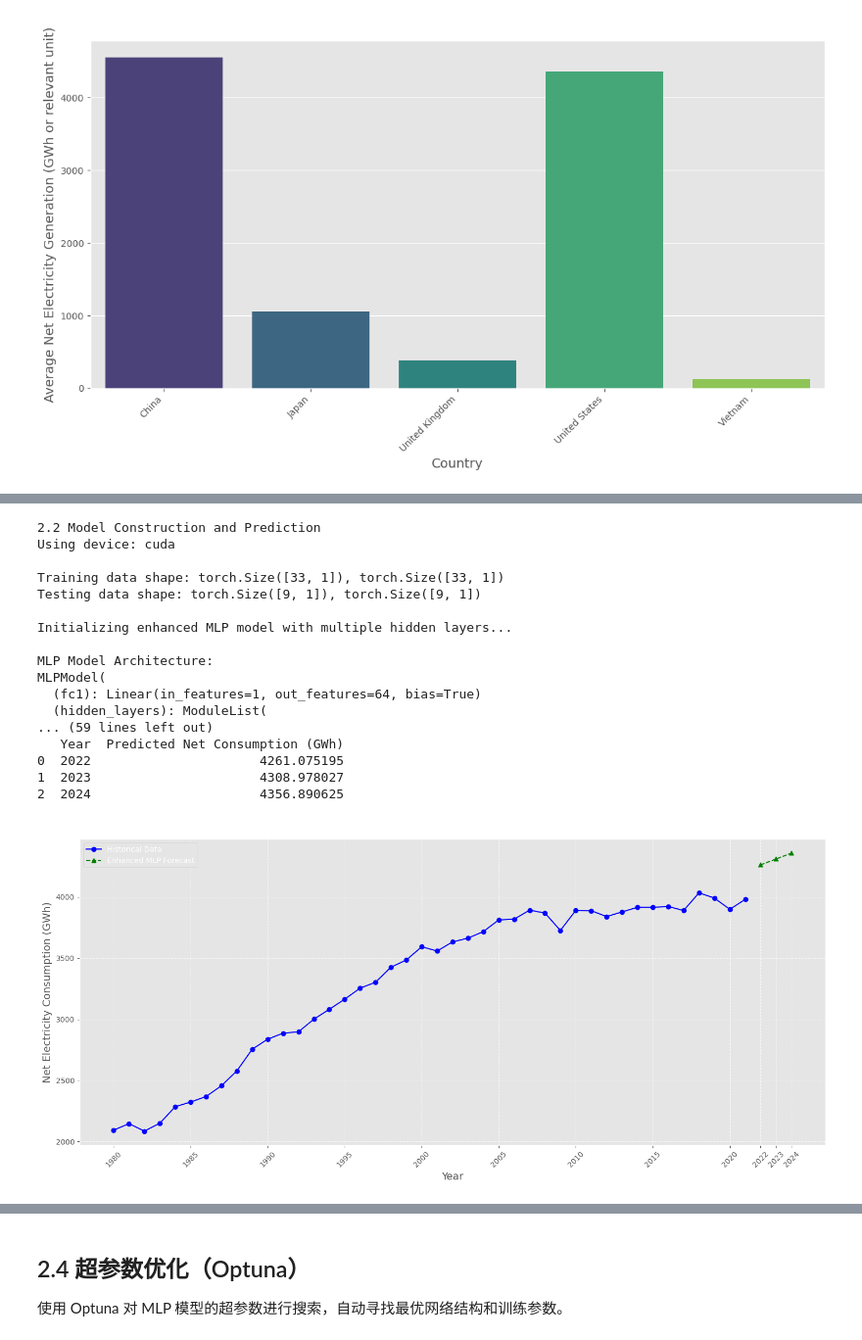
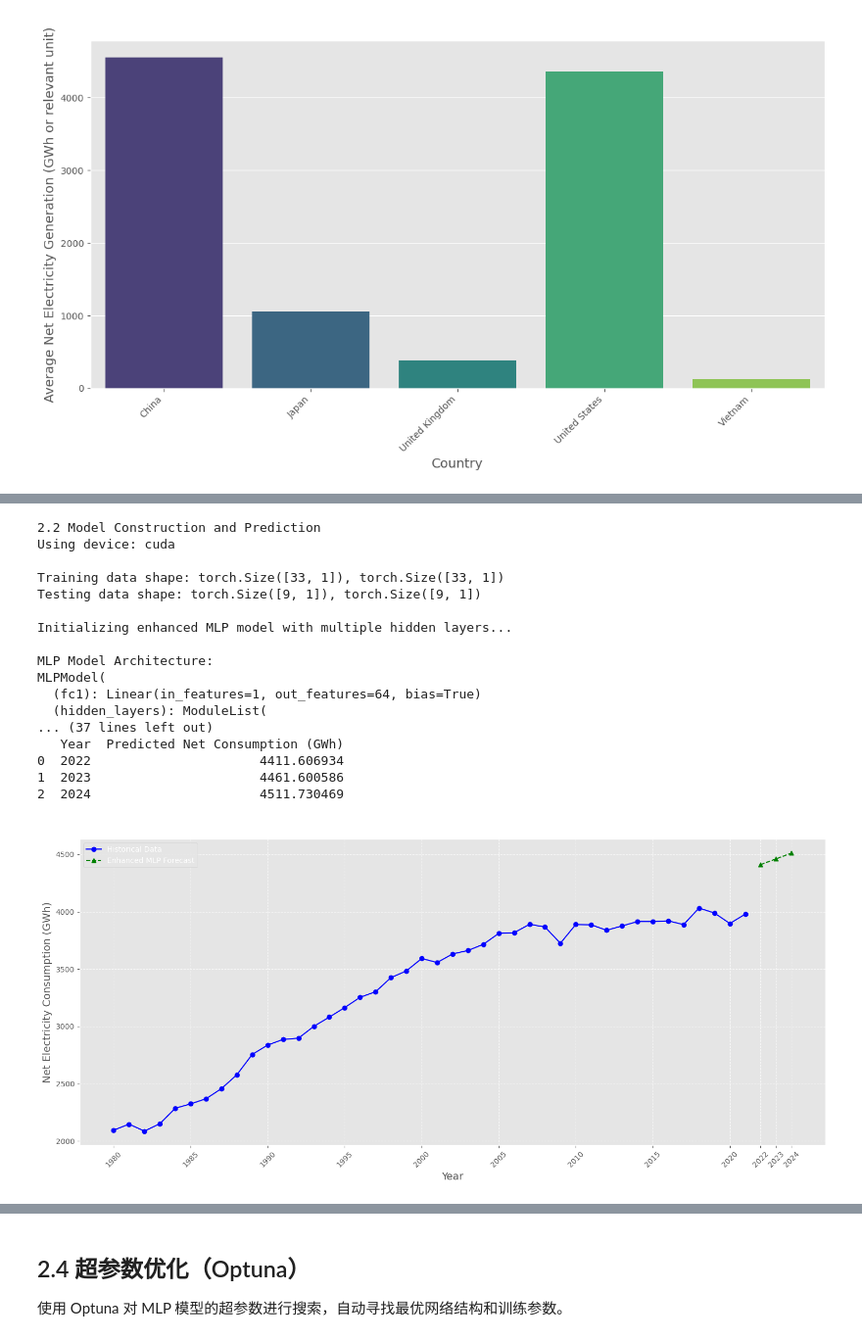
Before and after one commit to Albert7519/DTS002_ElcDataAny, a Jupyter notebook: DataAny.ipynb, the cells around one changed output, grey strips where cells are left out. Shown at 98% size. Cells and saved outputs as stored; diff of their text form; code cells hidden in the pictures.

```diff
--- a/DataAny.ipynb
+++ b/DataAny.ipynb
@@ -483,7 +483,7 @@ class MLPModel(nn.Module):
 print("\nInitializing enhanced MLP model with multiple hidden layers...")
 
 # Initialize enhanced MLP model with specified architecture
-mlp_model = MLPModel(input_dim=1, hidden_dims=[64, 128, 256, 128, 64], output_dim=1, dropout_rate=0.2).to(device)
+mlp_model = MLPModel(input_dim=1, hidden_dims=[64, 128, 256, 128, 64], output_dim=1, dropout_rate=0.1).to(device)
 
 # Print model architecture summary
 print("\nMLP Model Architecture:")
@@ -667,38 +667,38 @@ print(future_results)
 plt.figure(figsize=(15, 7))
 # Historical data
 plt.plot(years, values, marker='o', linestyle='-', color='blue', label='Historical Data')
 
 # MLP predictions
 plt.plot(future_years.flatten(), future_predictions.flatten(), marker='^', linestyle='--',
          color='green', label='Enhanced MLP Forecast')
 
 plt.title(f'{top_country} Net Electricity Consumption – Enhanced MLP Model Forecast', fontsize=16)
 plt.xlabel('Year', fontsize=14)
 plt.ylabel('Net Electricity Consumption (GWh)', fontsize=14)
 plt.grid(True, linestyle='--', alpha=0.7)
 plt.legend()
 plt.xticks(np.append(years[::5], future_years.flatten()), rotation=45)
 plt.tight_layout()
 plt.show()
 # %% [output]
 2.2 Model Construction and Prediction
 Using device: cuda
 
 Training data shape: torch.Size([33, 1]), torch.Size([33, 1])
 Testing data shape: torch.Size([9, 1]), torch.Size([9, 1])
 
 Initializing enhanced MLP model with multiple hidden layers...
 
 MLP Model Architecture:
 MLPModel(
   (fc1): Linear(in_features=1, out_features=64, bias=True)
   (hidden_layers): ModuleList(
-... (59 lines left out)
+... (37 lines left out)
    Year  Predicted Net Consumption (GWh)
-0  2022                      4261.075195
-1  2023                      4308.978027
-2  2024                      4356.890625
+0  2022                      4411.606934
+1  2023                      4461.600586
+2  2024                      4511.730469
-[figure, old version]
+[figure, new version]
 # %%
 # 2.3 Comparison with Actual Data
 
```
Also changed, not shown: parts of 3 cells of this notebook.
